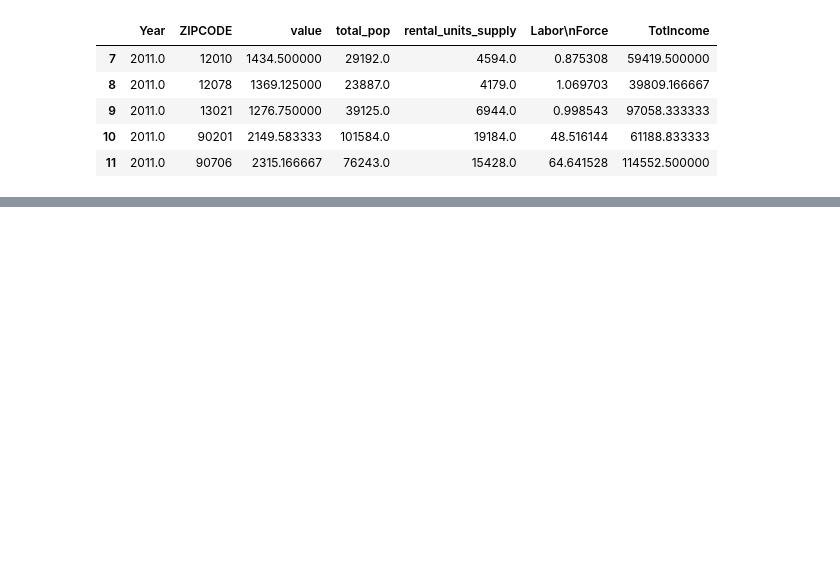
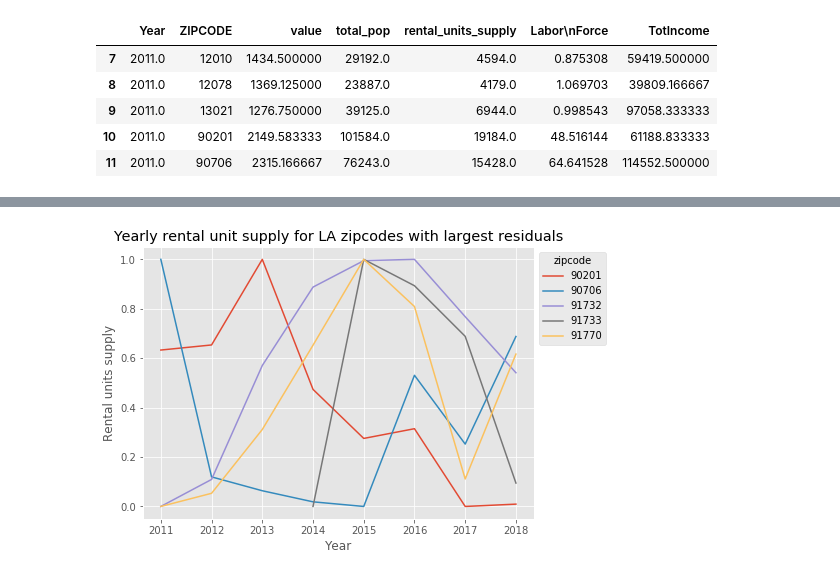
Before and after one commit to isa-adl/ZillowRent_capstone, a Jupyter notebook: ZIPCODE EDA.ipynb, the cells around one changed output, grey strips where cells are left out. Drawn from its saved outputs; the diff is of its cells as text; code cells hidden in the pictures; blank space fills up the shorter version.

```diff
--- a/ZIPCODE EDA.ipynb
+++ b/ZIPCODE EDA.ipynb
@@ -79,0 +98,15 @@ z90201.groupby('Year').agg({'total_pop':'mean'}).plot()
+# %%
+zipcodes = [90201, 91770, 91732, 90706, 91733]
+dropzips= zri[zri.ZIPCODE.isin(zipcodes)==True]
+dz = dropzips.groupby(['Year', 'ZIPCODE']).agg({'rental_units_supply':'mean'}).reset_index()
+dz = dz.pivot(index='Year', columns='ZIPCODE', values='rental_units_supply')
+# %%
+dz=(dz-dz.min())/(dz.max()-dz.min())
+# %%
+dz.plot(figsize = (7,5)).legend(title='zipcode', bbox_to_anchor=(1, 1))
+plt.title('Yearly rental unit supply for LA zipcodes with largest residuals')
+plt.ylabel('Rental units supply')
+plt.rcParams.update({'font.size': 10})
+plt.savefig('YearlyZRIzipcodes.png')
+# %% [output]
+[figure, added]
```
Also changed, not shown: parts of 10 cells of this notebook, 5 other files.
